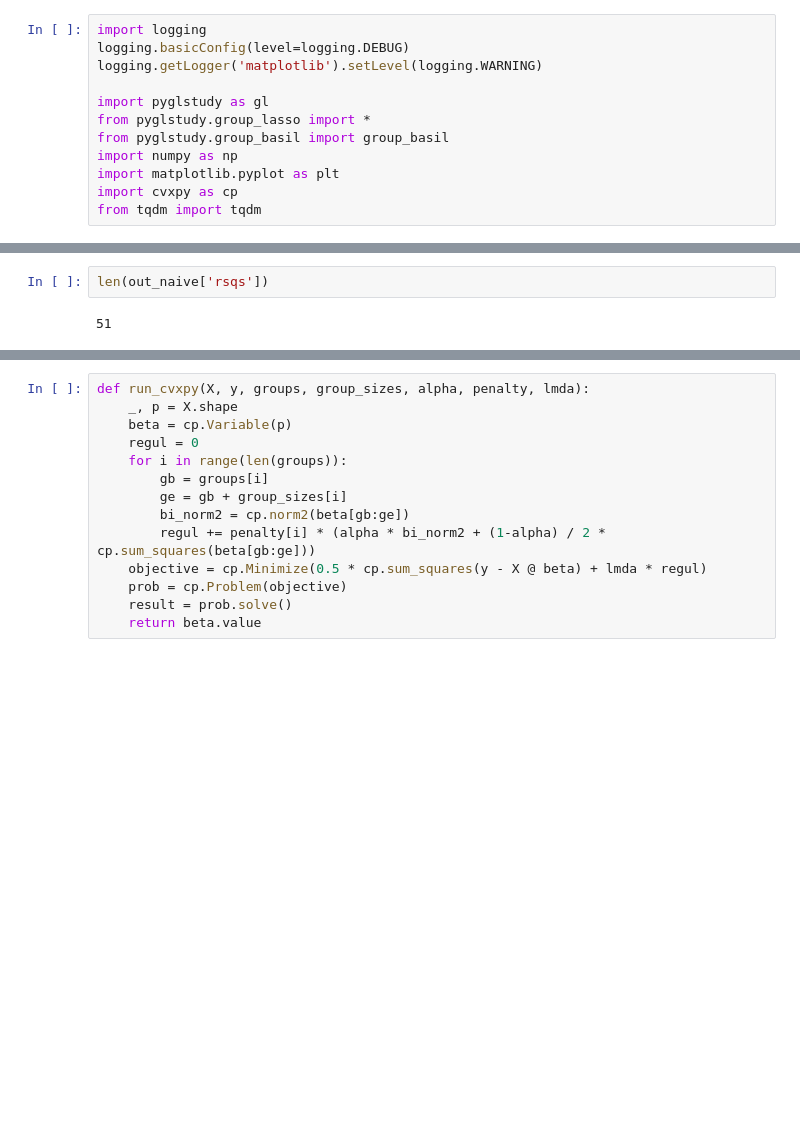
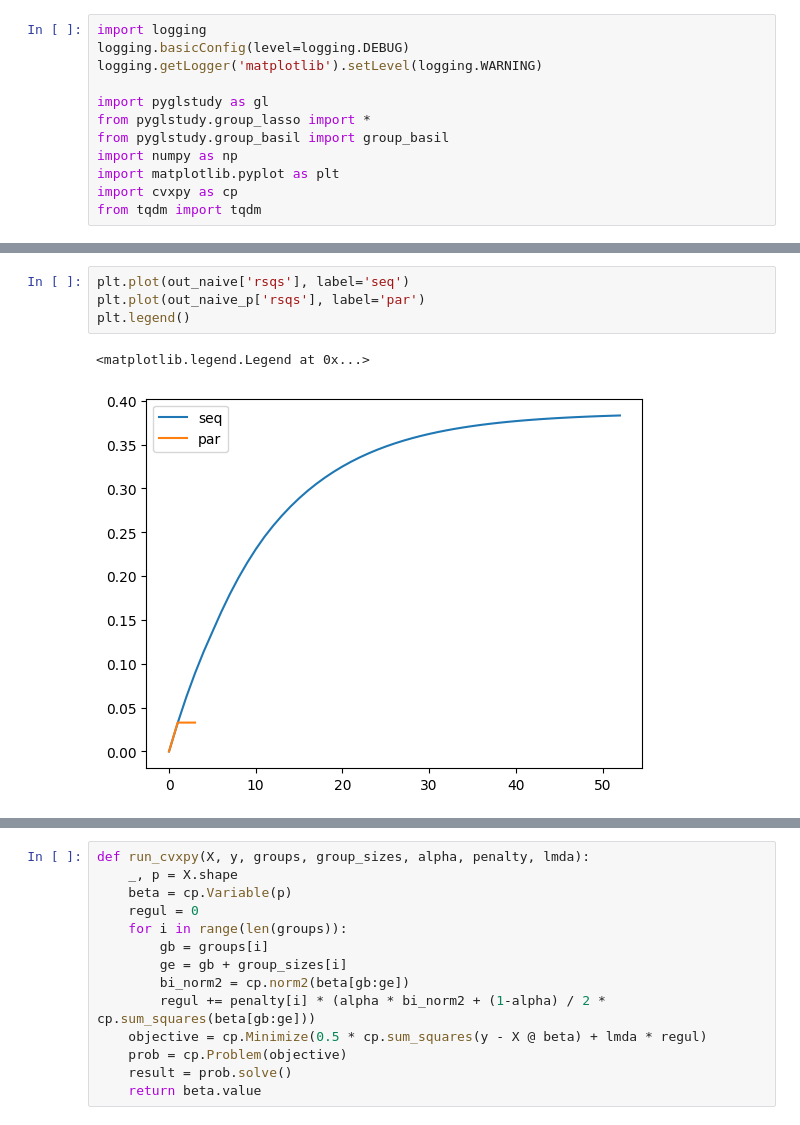
Before and after one commit to JamesYang007/adelie, a Jupyter notebook: research/paper_results/group_basil.ipynb, the cells around one changed output, grey strips where cells are left out. Drawn from its saved outputs; the diff is of its cells as text; blank space fills up the shorter version.

```diff
--- a/research/paper_results/group_basil.ipynb
+++ b/research/paper_results/group_basil.ipynb
@@ -89,4 +112,7 @@ DEBUG:root:Time Untransform:   0.003578014
-# %%
-len(out_naive['rsqs'])
-# %% [output]
-51
+# %%
+plt.plot(out_naive['rsqs'], label='seq')
+plt.plot(out_naive_p['rsqs'], label='par')
+plt.legend()
+# %% [output]
+<matplotlib.legend.Legend at 0x...>
+[figure, added]
```
Also changed, not shown: parts of 8 cells of this notebook.
